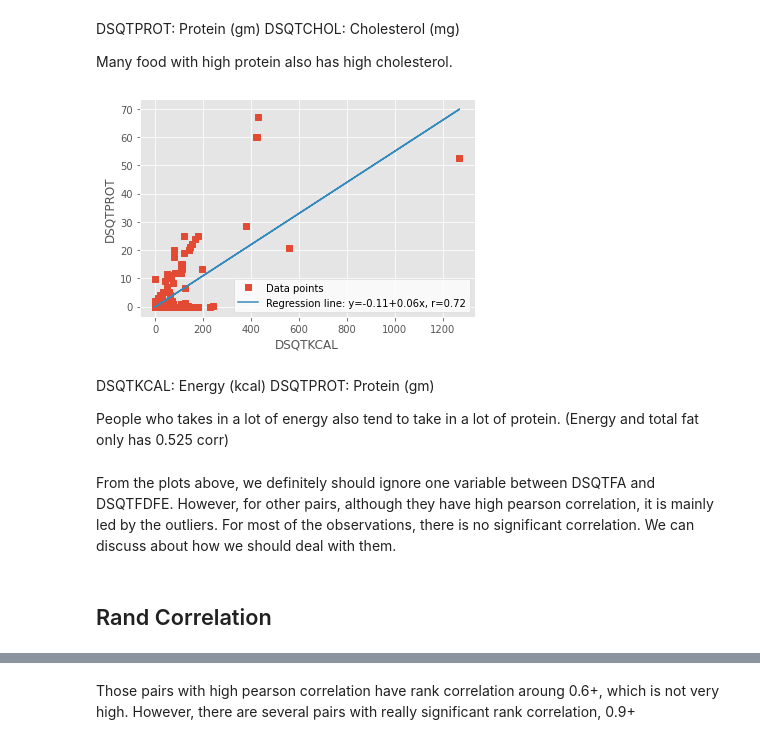
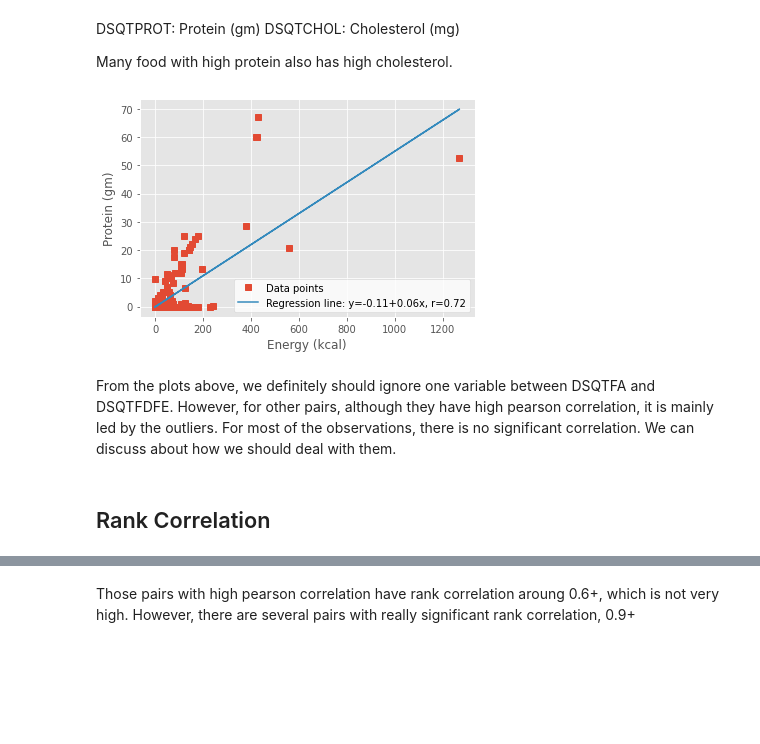
Before and after one commit to parthatom/dental_hygiene, a Jupyter notebook: correlation_dietary.ipynb, the cells around one changed output, grey strips where cells are left out. Cells and saved outputs as stored; diff of their text form; code cells hidden in the pictures; blank space fills up the shorter version.

```diff
--- a/correlation_dietary.ipynb
+++ b/correlation_dietary.ipynb
@@ -168,27 +240,22 @@ Many food with high protein also has high cholesterol.
 # %%
 
 x = df_dietary["DSQTKCAL"]
 y = df_dietary["DSQTPROT"]
 slope, intercept, r, p, stderr = scipy.stats.linregress(x, y)
 line = f'Regression line: y={intercept:.2f}+{slope:.2f}x, r={r:.2f}'
 fig, ax = plt.subplots()
 ax.plot(x, y, linewidth=0, marker='s', label='Data points')
 ax.plot(x, intercept + slope * x, label=line)
-ax.set_xlabel('DSQTKCAL')
-ax.set_ylabel('DSQTPROT')
+ax.set_xlabel('Energy (kcal)')
+ax.set_ylabel('Protein (gm)')
 ax.legend(facecolor='white')
 plt.show()
 # %% [output]
-[figure, old version]
+[figure, new version]
-# %% [markdown]
-DSQTKCAL: Energy (kcal)
-DSQTPROT: Protein (gm)
-
-People who takes in a lot of energy also tend to take in a lot of protein. (Energy and total fat only has 0.525 corr)
 # %% [markdown]
 From the plots above, we definitely should ignore one variable between DSQTFA and DSQTFDFE. However, for other pairs, although they have high pearson correlation, it is mainly led by the outliers. For most of the observations, there is no significant correlation. We can discuss about how we should deal with them.
 # %% [markdown]
-## Rand Correlation
+## Rank Correlation
 # %%
 df_rank_corr = df_dietary.corr(method='spearman')
 np.fill_diagonal(df_rank_corr.values, 0)
```
Also changed, not shown: parts of 18 cells of this notebook.
